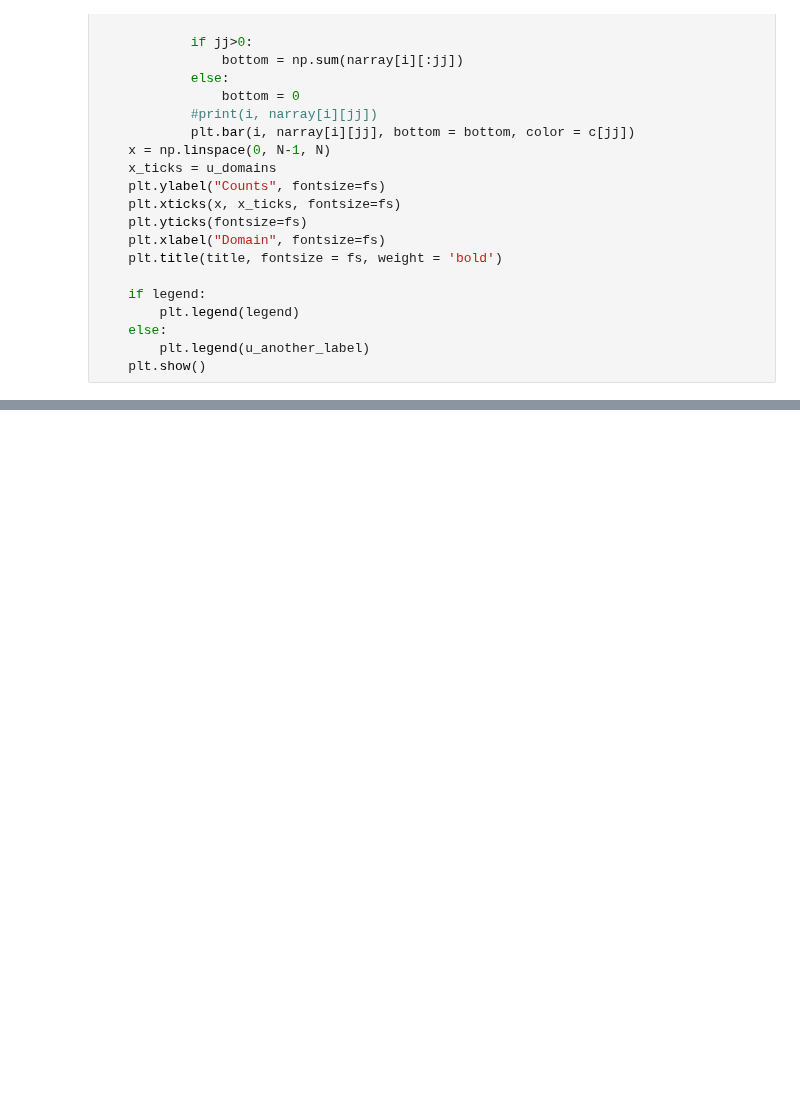
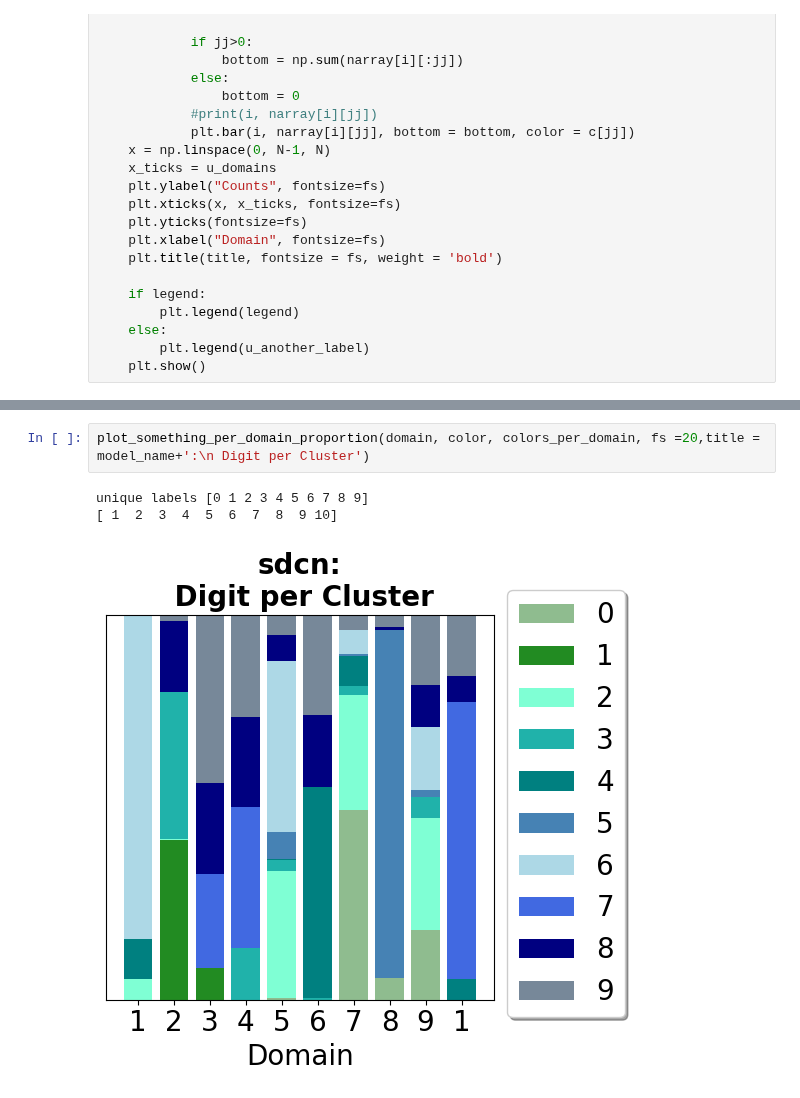
Before and after one commit to DIDSR/DomId, a Jupyter notebook: notebooks/MNIST_color_post_training_analysis.ipynb, the cells around one changed output, grey strips where cells are left out. Cells and saved outputs as stored; diff of their text form; blank space fills up the shorter version.

```diff
--- a/notebooks/MNIST_color_post_training_analysis.ipynb
+++ b/notebooks/MNIST_color_post_training_analysis.ipynb
@@ -319,0 +323,6 @@ unique labels [0 1 2 3 4 5 6 7 8 9]  N  10
+# %%
+plot_something_per_domain_proportion(domain, color, colors_per_domain, fs =20,title = model_name+':\n Digit per Cluster')
+# %% [output]
+unique labels [0 1 2 3 4 5 6 7 8 9]
+[ 1  2  3  4  5  6  7  8  9 10]
+[figure, added]
```
Also changed, not shown: parts of 11 cells of this notebook, 9 other files.
